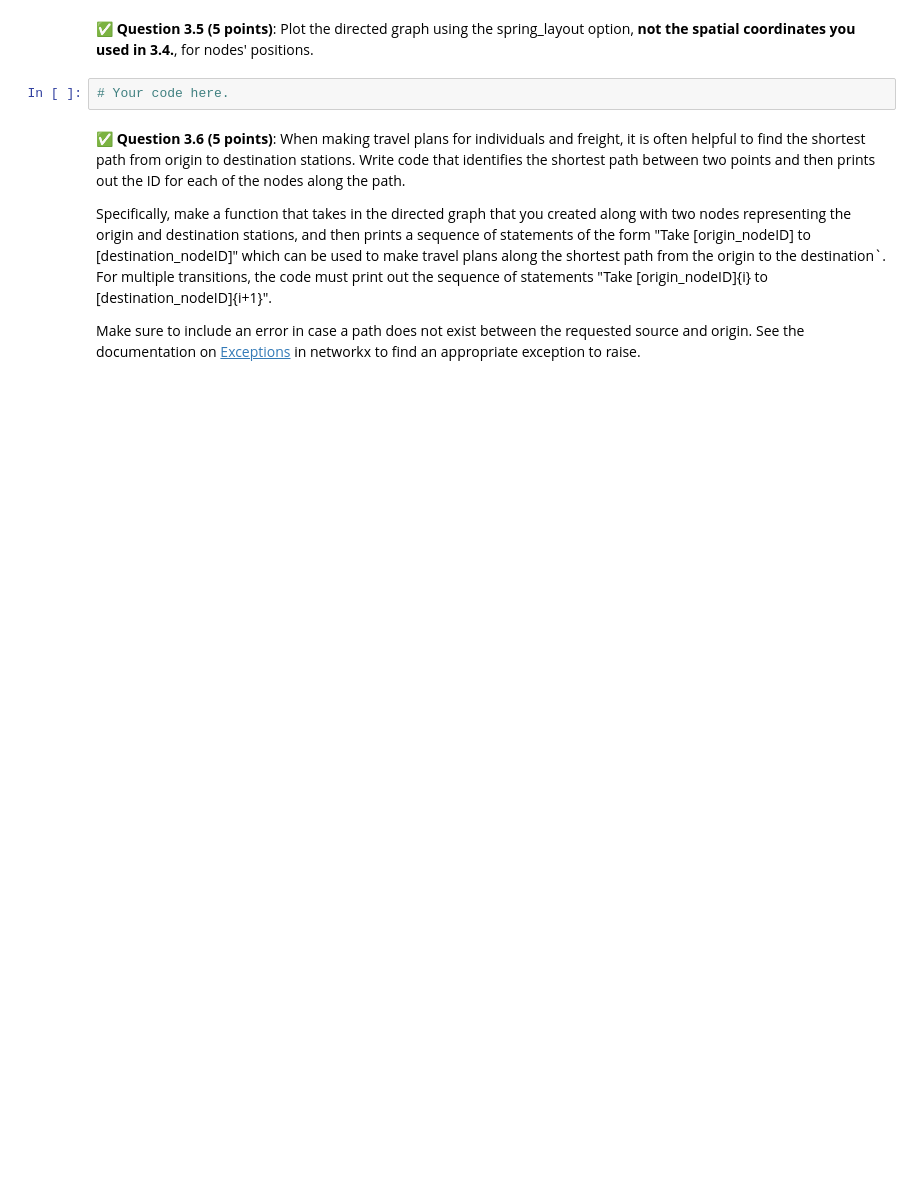
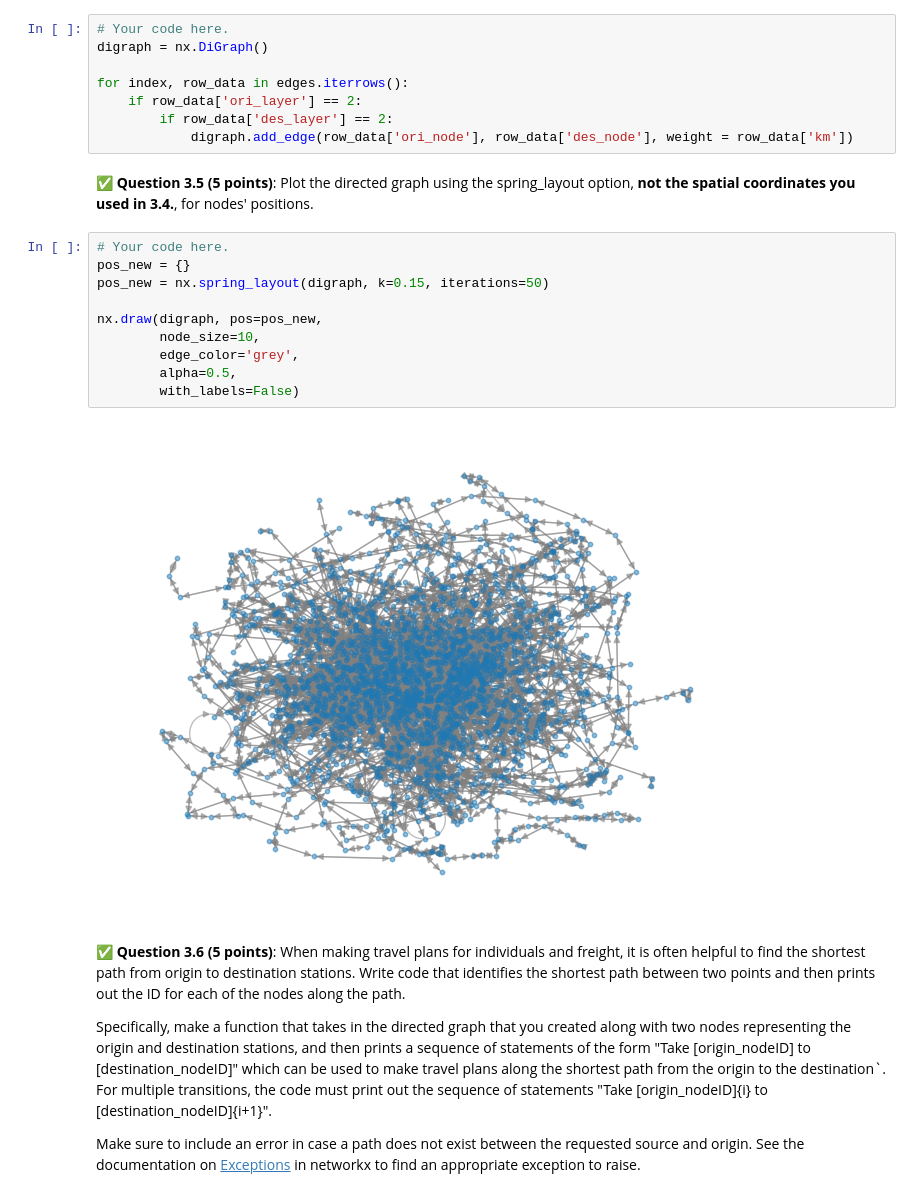
Before and after one commit to Jil-mueller/CMSE202-f25-turnin, a Jupyter notebook: hw-02/HW-02_ABMandGraphTheory-STUDENT.ipynb, the cells around one changed output. Cells and saved outputs as stored; diff of their text form; blank space fills up the shorter version.

```diff
--- a/hw-02/HW-02_ABMandGraphTheory-STUDENT.ipynb
+++ b/hw-02/HW-02_ABMandGraphTheory-STUDENT.ipynb
@@ -657,7 +705,25 @@ Note: Remember that each edge in a directed graph has an orientation. So adding
+# %%
+# Your code here.
+digraph = nx.DiGraph()
+
+for index, row_data in edges.iterrows():
+    if row_data['ori_layer'] == 2:
+        if row_data['des_layer'] == 2:
+            digraph.add_edge(row_data['ori_node'], row_data['des_node'], weight = row_data['km'])
 # %% [markdown]
 &#9989;  **Question 3.5 (5 points)**: Plot the directed graph using the spring_layout option, __not the spatial coordinates you used in 3.4.__, for nodes' positions.
-# %%
-# Your code here.
+# %%
+# Your code here.
+pos_new = {}
+pos_new = nx.spring_layout(digraph, k=0.15, iterations=50)
+
+nx.draw(digraph, pos=pos_new,
+        node_size=10,
+        edge_color='grey',
+        alpha=0.5,
+        with_labels=False)
+# %% [output]
+[figure, added]
 # %% [markdown]
 &#9989;  **Question 3.6 (5 points)**: When making travel plans for individuals and freight, it is often helpful to find the shortest path from origin to destination stations. Write code that identifies the shortest path between two points and then prints out the ID for each of the nodes along the path.
 
```
Also changed, not shown: parts of 10 cells of this notebook.
